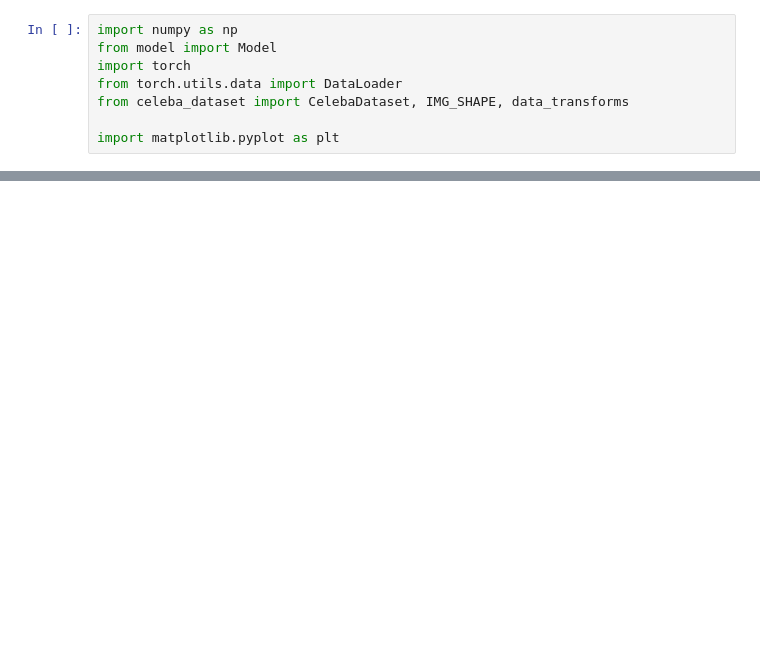
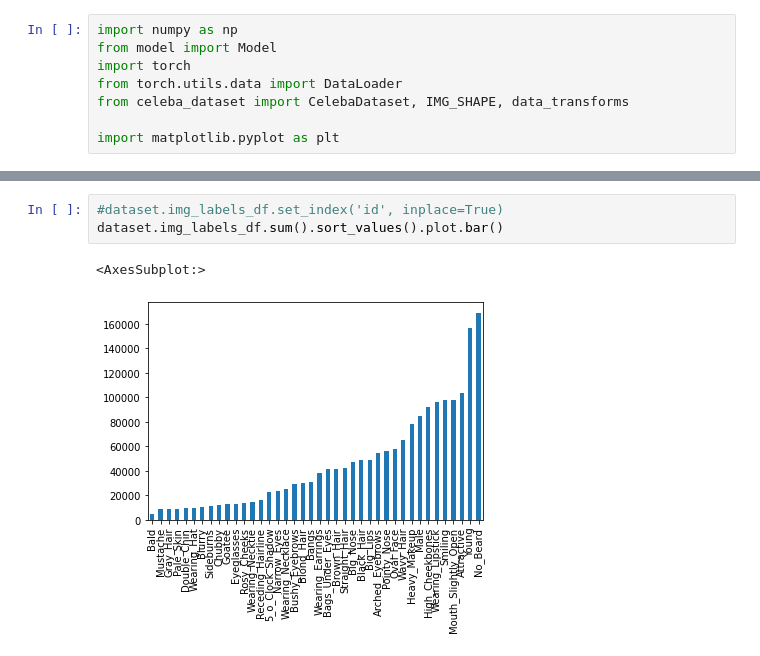
Before and after one commit to redrag0n/face_creation, a Jupyter notebook: visualization.ipynb, the cells around one changed output, grey strips where cells are left out. Drawn from its saved outputs; the diff is of its cells as text; blank space fills up the shorter version.

```diff
--- a/visualization.ipynb
+++ b/visualization.ipynb
@@ -130,0 +119,6 @@ Clipping input data to the valid range for imshow with RGB data ([0..1] for floa
+# %%
+#dataset.img_labels_df.set_index('id', inplace=True)
+dataset.img_labels_df.sum().sort_values().plot.bar()
+# %% [output]
+<AxesSubplot:>
+[figure, added]
```
Also changed, not shown: parts of 12 cells of this notebook, 4 other files.
